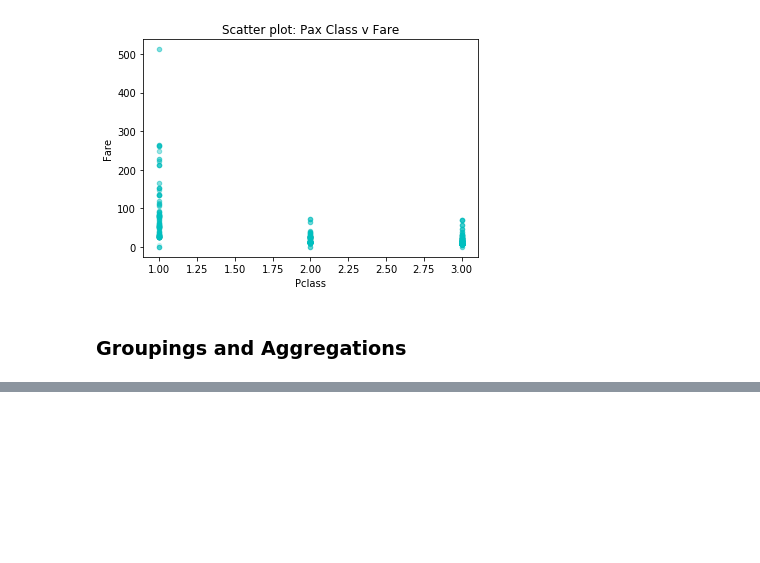
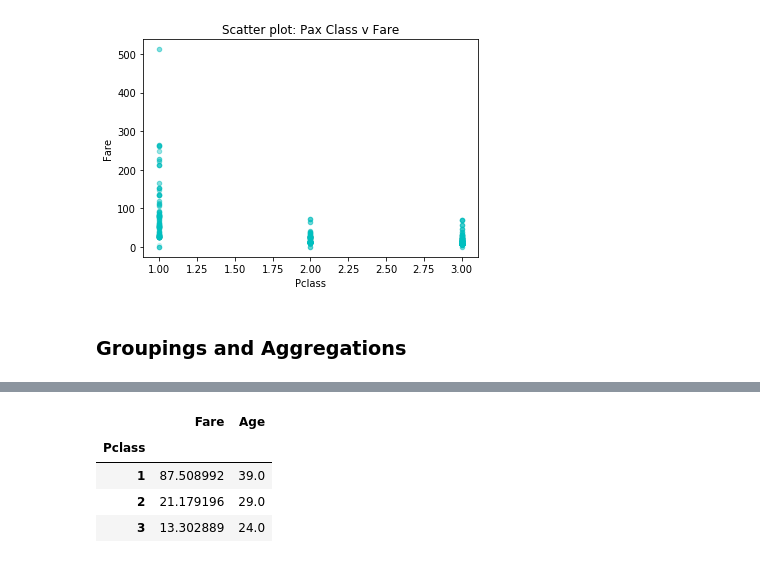
Before and after one commit to graemerenfrew/titanic, a Jupyter notebook: notebooks/2.0-ak-exploring-processing-data.ipynb, the cells around one changed output, grey strips where cells are left out. Cells and saved outputs as stored; diff of their text form; code cells hidden in the pictures; blank space fills up the shorter version.

```diff
--- a/notebooks/2.0-ak-exploring-processing-data.ipynb
+++ b/notebooks/2.0-ak-exploring-processing-data.ipynb
@@ -470,0 +510,10 @@ df.plot.scatter(x='Pclass', y='Fare', color='c', title='Scatter plot: Pax Class
+# %%
+# what is we want different types of summary stats at the same time?
+# use agg function
+df.groupby(['Pclass']).agg({'Fare':'mean','Age':'median'})
+# %% [output]
+|  | Fare | Age |
+| Pclass |  |  |
+| 1 | 87.508992 | 39.0 |
+| 2 | 21.179196 | 29.0 |
+| 3 | 13.302889 | 24.0 |
```
Also changed, not shown: parts of 10 cells of this notebook.
